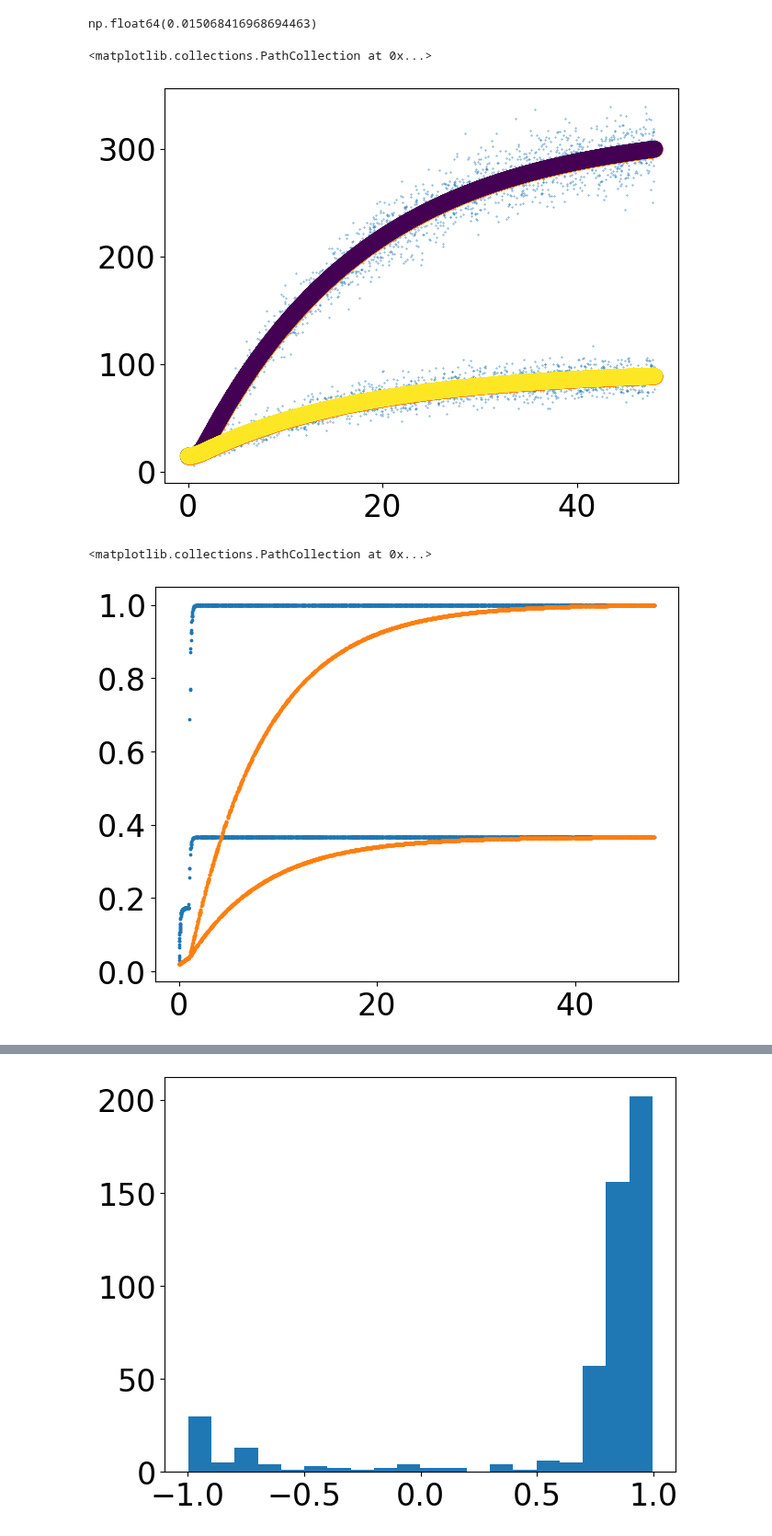
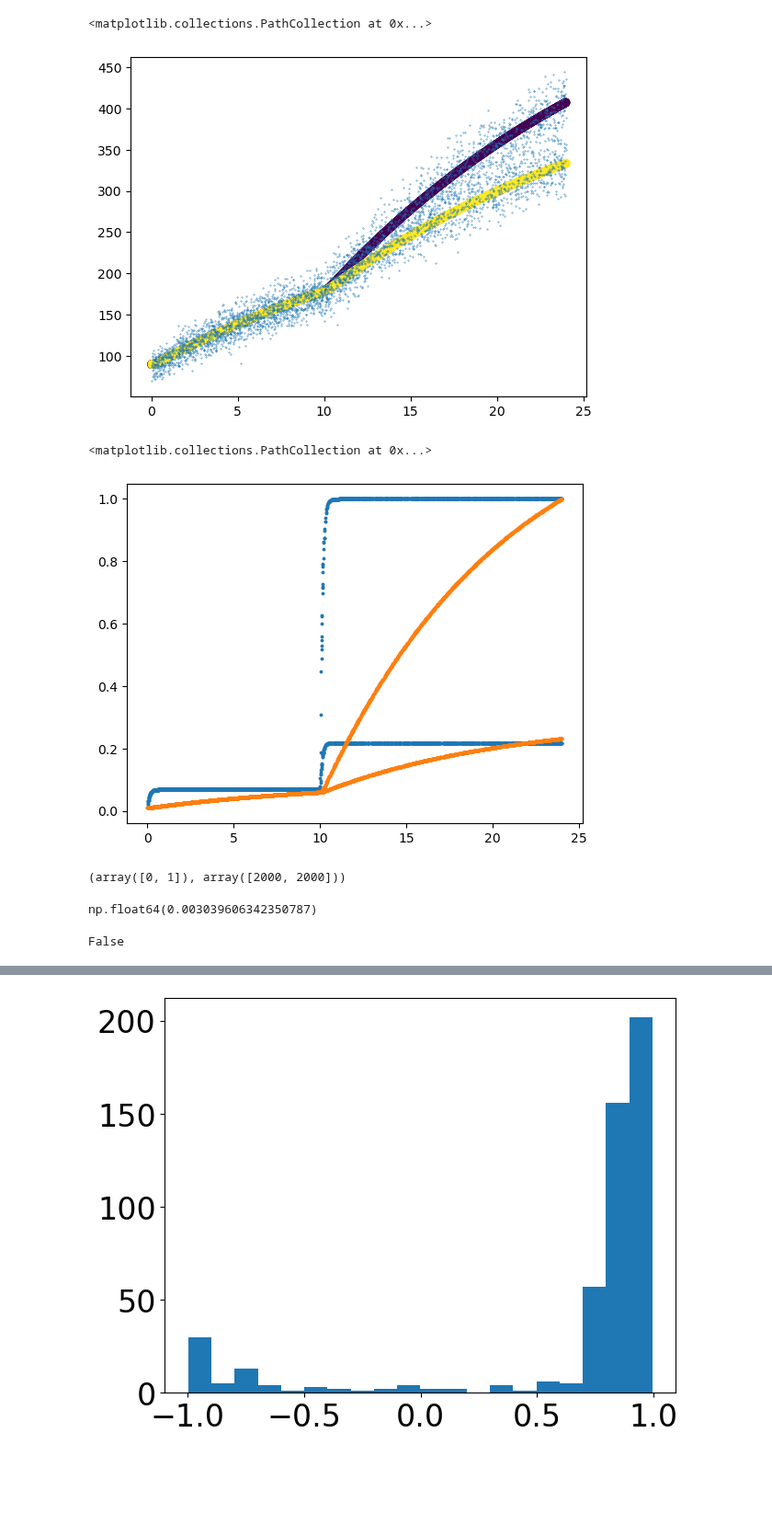
Before and after one commit to reliscu/chronocell_simulations, a Jupyter notebook: simulate_data.ipynb, the cells around one changed output, grey strips where cells are left out. Shown at 92% size. Saved outputs shown, nothing was run; the diff lists cells and outputs as text; code cells hidden in the pictures; blank space fills up the shorter version.

```diff
--- a/simulate_data.ipynb
+++ b/simulate_data.ipynb
@@ -116,7 +52,3 @@ plt.xscale('log')
-# %%
-np.log(2) / protein_median_half_life
-# %% [output]
-np.float64(0.015068416968694463)
 # %%
 # Simulate data
 
@@ -138,28 +61,0 @@ n_states = len(set(topo.flatten()))
-# %%
-# np.random.seed(666)
-
-# Simulate RNA counts
-
-# RNA production parameters per gene
-theta = np.zeros((p, n_states + 2))
-theta[:,:n_states] = np.random.lognormal(alpha_mu, alpha_sd, size=(p, n_states))
-theta[:,-2] = np.random.lognormal(beta_mu, beta_sd, size=p) # Generate splicing rates per gene
-theta[:,-1] = np.random.lognormal(gamma_mu, gamma_sd, size=p) # Generate degradation rates per gene
-theta[:,0] /= theta[:,-2] # Normalize state 0 transcription rate by splicing rate
-
-true_t = []
-true_l = []
-
-Y = np.zeros((n*L, p, 2))
-for l in range(L):
-    theta_l = np.concatenate((theta[:,topo[l]], theta[:,-2:]), axis=1)
-    t = np.sort(np.random.uniform(tau[0], tau[-1], size=n)) # EACH TIME POINT IS A CELL
-    Y[l*n:(l+1)*n] = get_Y(theta_l, t, tau) # Cells x genes x RNA species
-    true_t = np.append(true_t, t)
-    true_l = np.append(true_l, np.full(len(t), l))
-
-# theta[:,:n_states] #*= rd_mu
-
-# Z = rd[:,None,None]*Y
-# X = np.random.poisson(Z)
-X = np.random.poisson(Y)
@@ -173,8 +62,15 @@ phi[:,-1] = np.random.lognormal(deg_rate_mu, deg_rate_sd, size=p) # Degradation
+# %%
+# Simulate RNA counts
+
+Y_observed, Y, theta, rd, true_t, true_l = simulate_RNA(topo, tau, theta, n, random_seed=random_seed)
+
+# Simulate protein counts
+
+P_observed, P = simulate_protein_from_RNA(Y, topo, true_t, true_l, phi, random_seed=random_seed)
 # %%
-idx = 50
-plt.scatter(true_t, X[:, idx, 1], s=.1)
-plt.scatter(true_t, Y[:, idx, 1])
+idx = 0
 plt.scatter(true_t, Y[:, idx, 1], c=true_l)
+plt.scatter(true_t, Y_observed[:, idx, 1], s=.1)
 # %% [output]
 <matplotlib.collections.PathCollection at 0x...>
-[figure, old version]
+[figure, new version]
@@ -218,6 +77,6 @@ for l in range(L):
 # %%
-# plt.scatter(true_t, Y[:, i, 0]/np.max(Y[:, i, 0]), s=3)
-# plt.scatter(true_t, Y[:, i, 1]/np.max(Y[:, i, 1]), s=3)
+plt.scatter(true_t, Y[:, idx, 0]/np.max(Y[:, idx, 0]), s=3)
+plt.scatter(true_t, Y[:, idx, 1]/np.max(Y[:, idx, 1]), s=3)
 # %% [output]
 <matplotlib.collections.PathCollection at 0x...>
-[figure, old version]
+[figure, new version]
@@ -223,0 +101,12 @@ for l in range(L):
+# %%
+np.unique(true_l, return_counts=True)
+# %% [output]
+(array([0, 1]), array([2000, 2000]))
+# %%
+true_t[true_l == l]
+# %% [output]
+np.float64(0.003039606342350787)
+# %%
+true_l == l
+# %% [output]
+False
```
Also changed, not shown: parts of 25 cells of this notebook, 2 other files.
